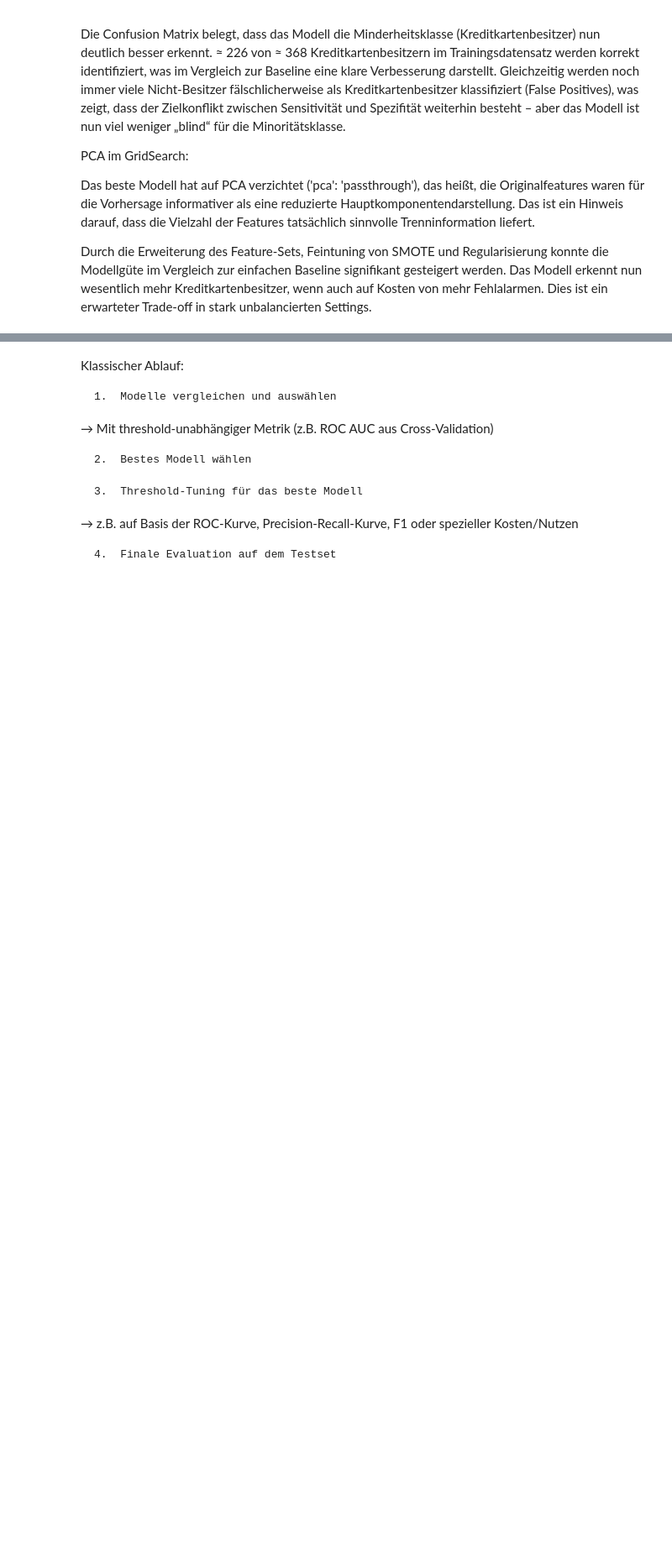
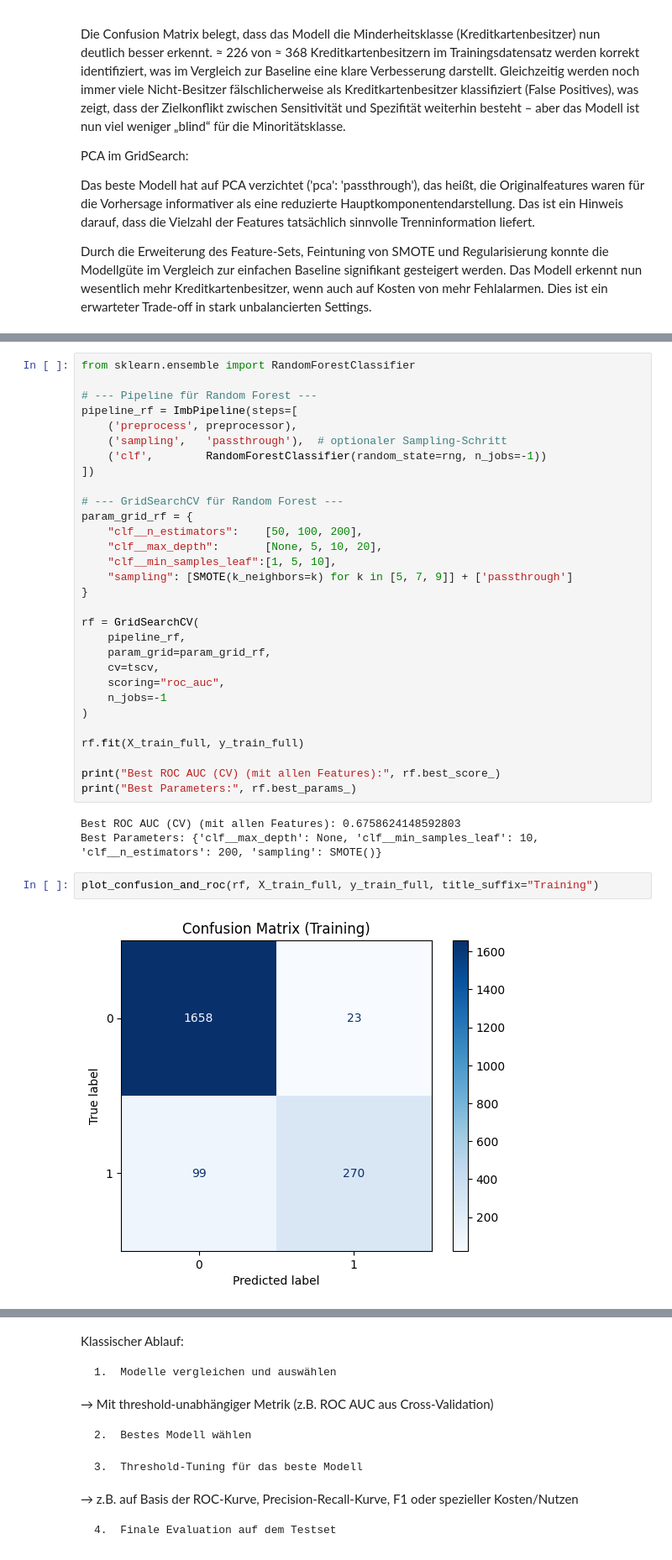
Before and after one commit to Steff72/aml_challenge, a Jupyter notebook: aml_challenge.ipynb, the cells around one changed output, grey strips where cells are left out. Shown at 84% size. Saved outputs shown, nothing was run; the diff lists cells and outputs as text; blank space fills up the shorter version.

```diff
--- a/aml_challenge.ipynb
+++ b/aml_challenge.ipynb
@@ -2490,0 +2525,37 @@ Durch die Erweiterung des Feature-Sets, Feintuning von SMOTE und Regularisierung
+# %%
+from sklearn.ensemble import RandomForestClassifier
+
+# --- Pipeline für Random Forest ---
+pipeline_rf = ImbPipeline(steps=[
+    ('preprocess', preprocessor),
+    ('sampling',   'passthrough'),  # optionaler Sampling-Schritt
+    ('clf',        RandomForestClassifier(random_state=rng, n_jobs=-1))
+])
+
+# --- GridSearchCV für Random Forest ---
+param_grid_rf = {
+    "clf__n_estimators":    [50, 100, 200],
+    "clf__max_depth":       [None, 5, 10, 20],
+    "clf__min_samples_leaf":[1, 5, 10],
+    "sampling": [SMOTE(k_neighbors=k) for k in [5, 7, 9]] + ['passthrough']
+}
+
+rf = GridSearchCV(
+    pipeline_rf,
+    param_grid=param_grid_rf,
+    cv=tscv,
+    scoring="roc_auc",
+    n_jobs=-1
+)
+
+rf.fit(X_train_full, y_train_full)
+
+print("Best ROC AUC (CV) (mit allen Features):", rf.best_score_)
+print("Best Parameters:", rf.best_params_)
+# %% [output]
+Best ROC AUC (CV) (mit allen Features): 0.6758624148592803
+Best Parameters: {'clf__max_depth': None, 'clf__min_samples_leaf': 10, 'clf__n_estimators': 200, 'sampling': SMOTE()}
+# %%
+plot_confusion_and_roc(rf, X_train_full, y_train_full, title_suffix="Training")
+# %% [output]
+[figure, added]
```
Also changed, not shown: parts of 14 cells of this notebook.
